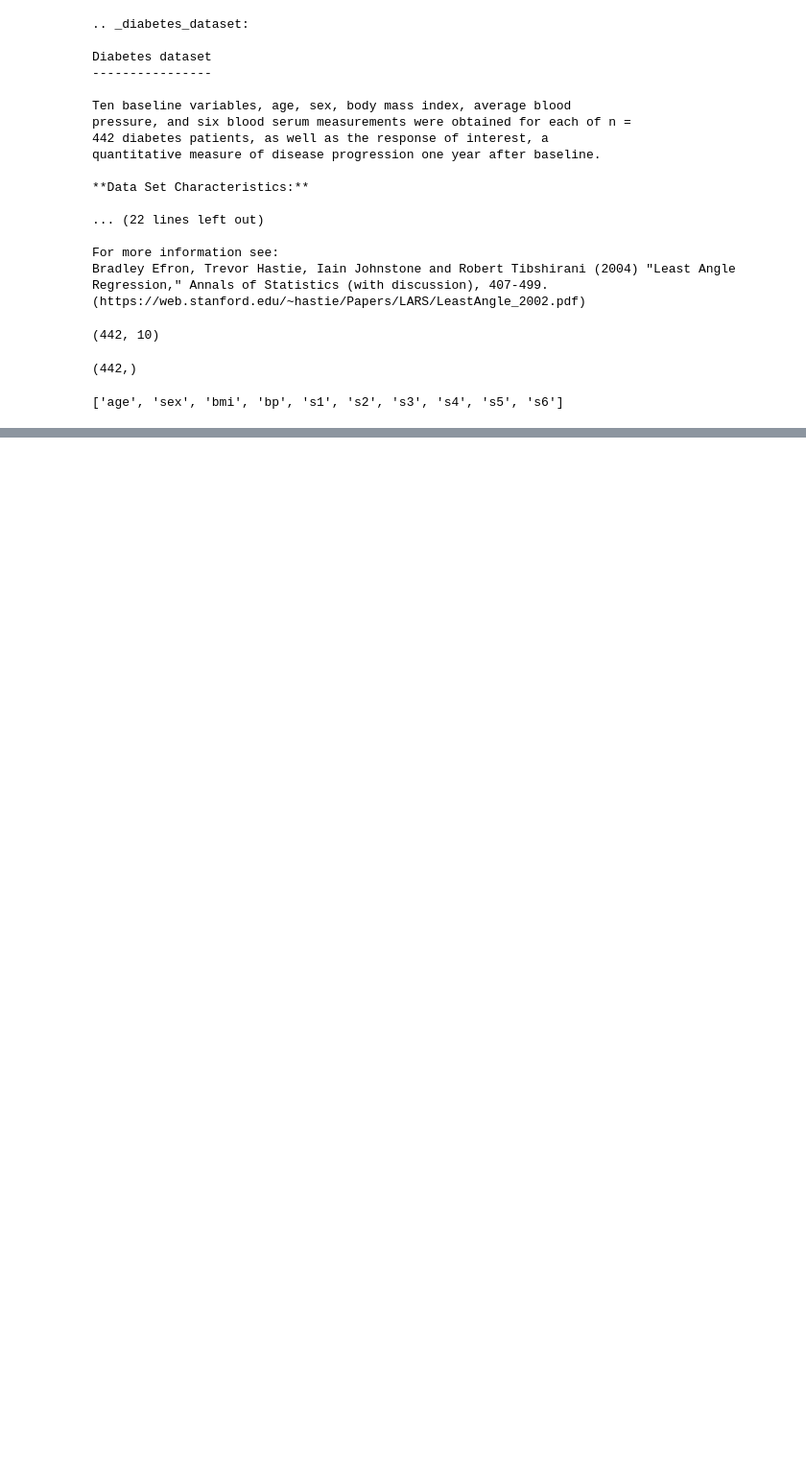
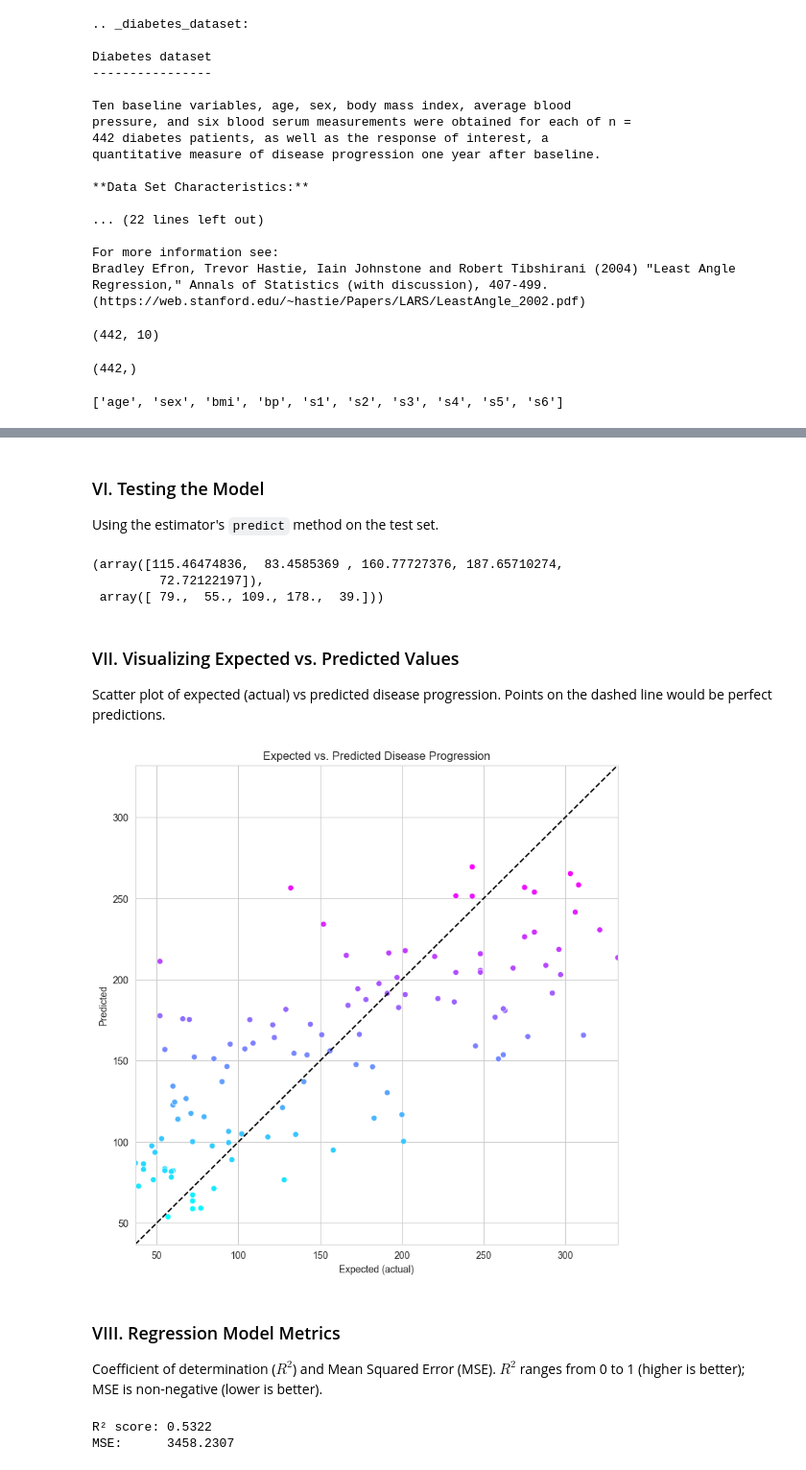
Before and after one commit to nam-ruto/cs-4410-26T3, a Jupyter notebook: hw2/hw2.ipynb, the cells around one changed output, grey strips where cells are left out. Shown at 96% size. Drawn from its saved outputs; the diff is of its cells as text; code cells hidden in the pictures; blank space fills up the shorter version.

```diff
--- a/hw2/hw2.ipynb
+++ b/hw2/hw2.ipynb
@@ -38,0 +103,5 @@ diabetes.feature_names
+# %%
+from sklearn.model_selection import train_test_split
+
+X_train, X_test, y_train, y_test = train_test_split(
+    diabetes.data, diabetes.target, random_state=11)
@@ -38,0 +115,5 @@ diabetes.feature_names
+# %%
+from sklearn.linear_model import LinearRegression
+
+linear_regression = LinearRegression()
+linear_regression.fit(X=X_train, y=y_train)
@@ -38,0 +139,45 @@ diabetes.feature_names
+# %% [markdown]
+### VI. Testing the Model
+Using the estimator's `predict` method on the test set.
+# %%
+predicted = linear_regression.predict(X_test)
+expected = y_test
+
+predicted[:5], expected[:5]  # first 5 predictions vs actual
+# %% [output]
+(array([115.46474836,  83.4585369 , 160.77727376, 187.65710274,
+         72.72122197]),
+ array([ 79.,  55., 109., 178.,  39.]))
+# %% [markdown]
+### VII. Visualizing Expected vs. Predicted Values
+Scatter plot of expected (actual) vs predicted disease progression. Points on the dashed line would be perfect predictions.
+# %%
+df = pd.DataFrame()
+df['Expected'] = pd.Series(expected)
+df['Predicted'] = pd.Series(predicted)
+
+figure = plt.figure(figsize=(9, 9))
+axes = sns.scatterplot(data=df, x='Expected', y='Predicted',
+                       hue='Predicted', palette='cool', legend=False)
+start = min(expected.min(), predicted.min())
+end = max(expected.max(), predicted.max())
+axes.set_xlim(start, end)
+axes.set_ylim(start, end)
+plt.plot([start, end], [start, end], 'k--')
+plt.xlabel('Expected (actual)')
+plt.ylabel('Predicted')
+plt.title('Expected vs. Predicted Disease Progression')
+plt.show()
+# %% [output]
+[figure, added]
+# %% [markdown]
+### VIII. Regression Model Metrics
+Coefficient of determination ($R^2$) and Mean Squared Error (MSE). $R^2$ ranges from 0 to 1 (higher is better); MSE is non-negative (lower is better).
+# %%
+from sklearn import metrics
+
+print(f'R² score: {metrics.r2_score(expected, predicted):.4f}')
+print(f'MSE:      {metrics.mean_squared_error(expected, predicted):.4f}')
+# %% [output]
+R² score: 0.5322
+MSE:      3458.2307
```
Also changed, not shown: parts of 16 cells of this notebook, 1 other file.
